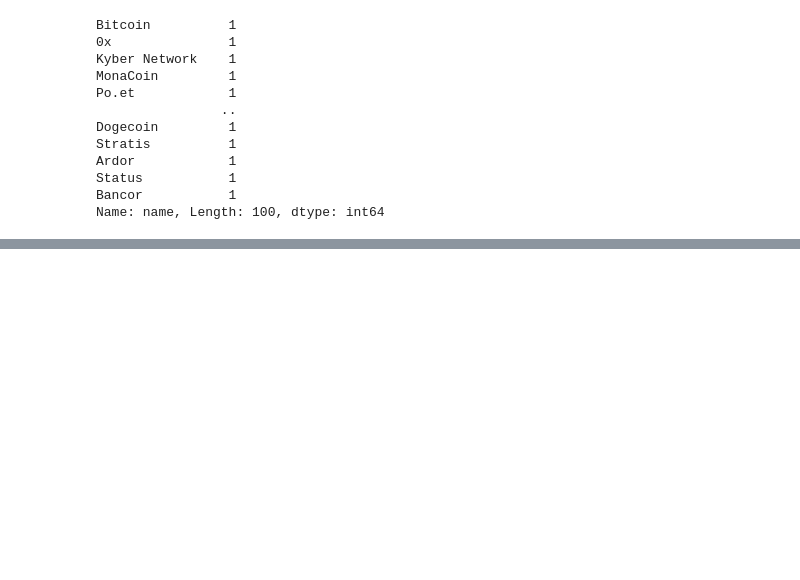
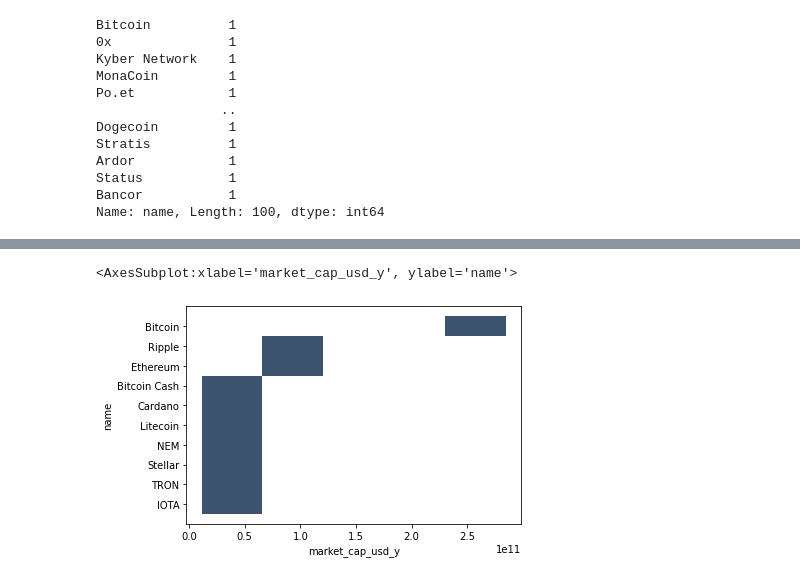
Before and after one commit to Random-Wanderer/Data_analysis_projects, a Jupyter notebook: Exploring_Cryptocurrency/Exploring_Cryptocurrency/Crypto_analysis.ipynb, the cells around one changed output, grey strips where cells are left out. Drawn from its saved outputs; the diff is of its cells as text; code cells hidden in the pictures; blank space fills up the shorter version.

```diff
--- a/Exploring_Cryptocurrency/Exploring_Cryptocurrency/Crypto_analysis.ipynb
+++ b/Exploring_Cryptocurrency/Exploring_Cryptocurrency/Crypto_analysis.ipynb
@@ -222,0 +306,5 @@ Name: name, Length: 100, dtype: int64
+# %%
+sns.histplot(data= short_table[:10],x= 'market_cap_usd_y', y= 'name')
+# %% [output]
+<AxesSubplot:xlabel='market_cap_usd_y', ylabel='name'>
+[figure, added]
```
Also changed, not shown: parts of 8 cells of this notebook.
